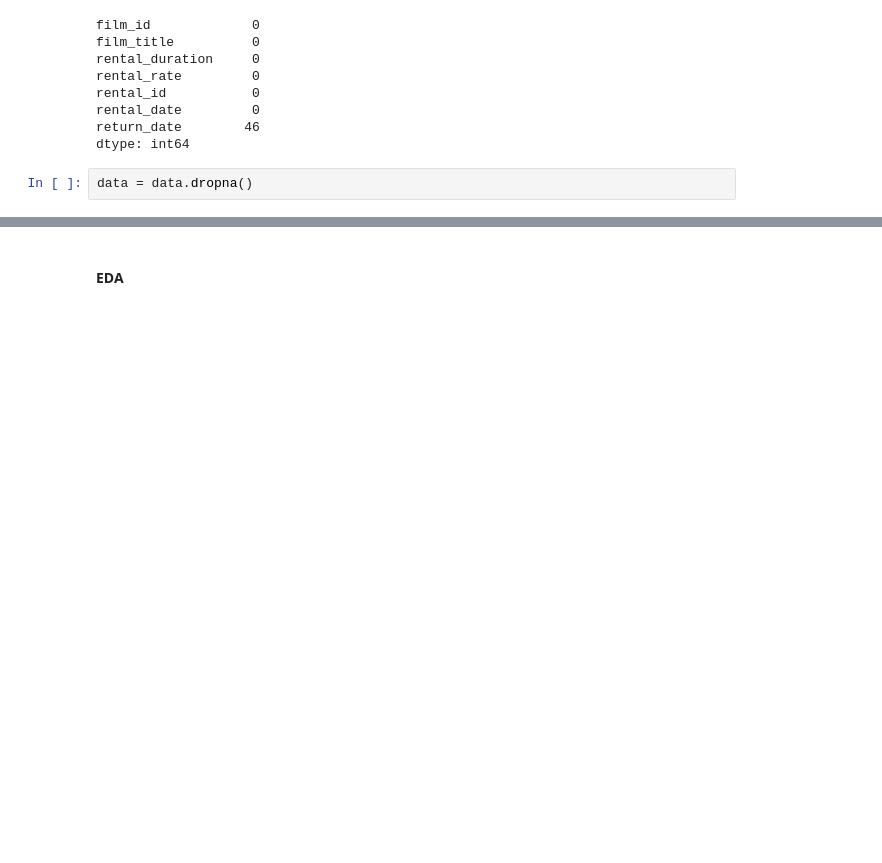
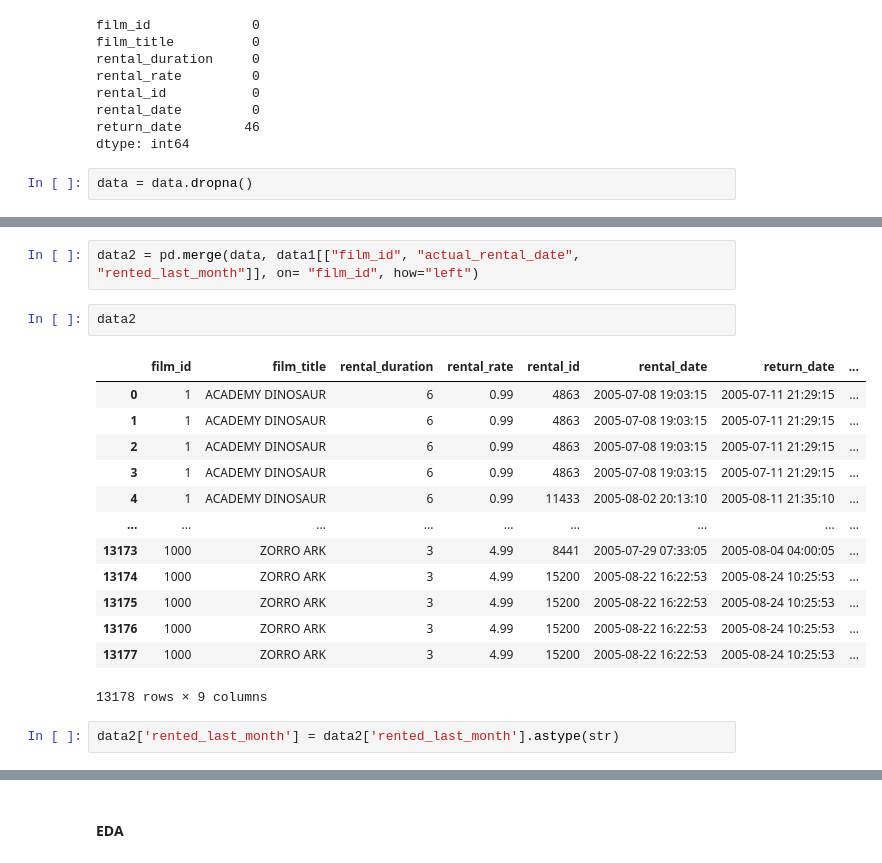
Before and after one commit to Ironhack-Data-0621-Remote/lab-predictions-logistic-regression, a Jupyter notebook: Lab | Making predictions with logistic regression.ipynb, the cells around one changed output, grey strips where cells are left out. Cells and saved outputs as stored; diff of their text form; blank space fills up the shorter version.

```diff
--- a/Lab | Making predictions with logistic regression.ipynb
+++ b/Lab | Making predictions with logistic regression.ipynb
@@ -89,0 +126,20 @@ data = data.dropna()
+# %%
+data2 = pd.merge(data, data1[["film_id", "actual_rental_date", "rented_last_month"]], on= "film_id", how="left")
+# %%
+data2
+# %% [output]
+|  | film_id | film_title | rental_duration | rental_rate | rental_id | rental_date | return_date | ... |
+| 0 | 1 | ACADEMY DINOSAUR | 6 | 0.99 | 4863 | 2005-07-08 19:03:15 | 2005-07-11 21:29:15 | ... |
+| 1 | 1 | ACADEMY DINOSAUR | 6 | 0.99 | 4863 | 2005-07-08 19:03:15 | 2005-07-11 21:29:15 | ... |
+| 2 | 1 | ACADEMY DINOSAUR | 6 | 0.99 | 4863 | 2005-07-08 19:03:15 | 2005-07-11 21:29:15 | ... |
+| 3 | 1 | ACADEMY DINOSAUR | 6 | 0.99 | 4863 | 2005-07-08 19:03:15 | 2005-07-11 21:29:15 | ... |
+| 4 | 1 | ACADEMY DINOSAUR | 6 | 0.99 | 11433 | 2005-08-02 20:13:10 | 2005-08-11 21:35:10 | ... |
+| ... | ... | ... | ... | ... | ... | ... | ... | ... |
+| 13173 | 1000 | ZORRO ARK | 3 | 4.99 | 8441 | 2005-07-29 07:33:05 | 2005-08-04 04:00:05 | ... |
+| 13174 | 1000 | ZORRO ARK | 3 | 4.99 | 15200 | 2005-08-22 16:22:53 | 2005-08-24 10:25:53 | ... |
+| 13175 | 1000 | ZORRO ARK | 3 | 4.99 | 15200 | 2005-08-22 16:22:53 | 2005-08-24 10:25:53 | ... |
+| 13176 | 1000 | ZORRO ARK | 3 | 4.99 | 15200 | 2005-08-22 16:22:53 | 2005-08-24 10:25:53 | ... |
+| 13177 | 1000 | ZORRO ARK | 3 | 4.99 | 15200 | 2005-08-22 16:22:53 | 2005-08-24 10:25:53 | ... |
+13178 rows × 9 columns
+# %%
+data2['rented_last_month'] = data2['rented_last_month'].astype(str)
```
Also changed, not shown: parts of 14 cells of this notebook.
